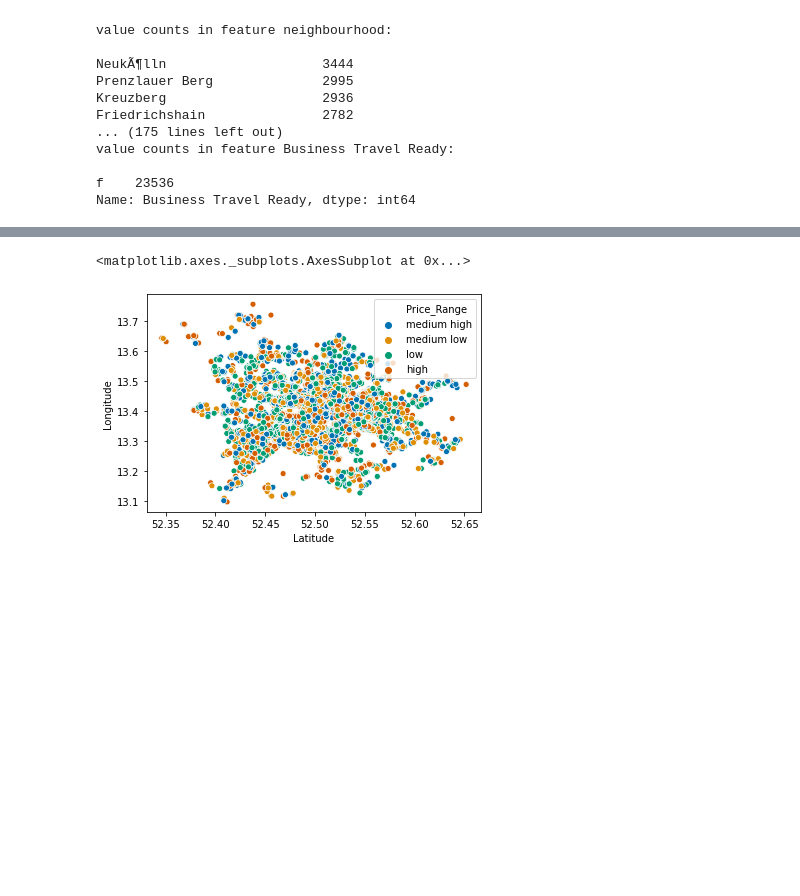
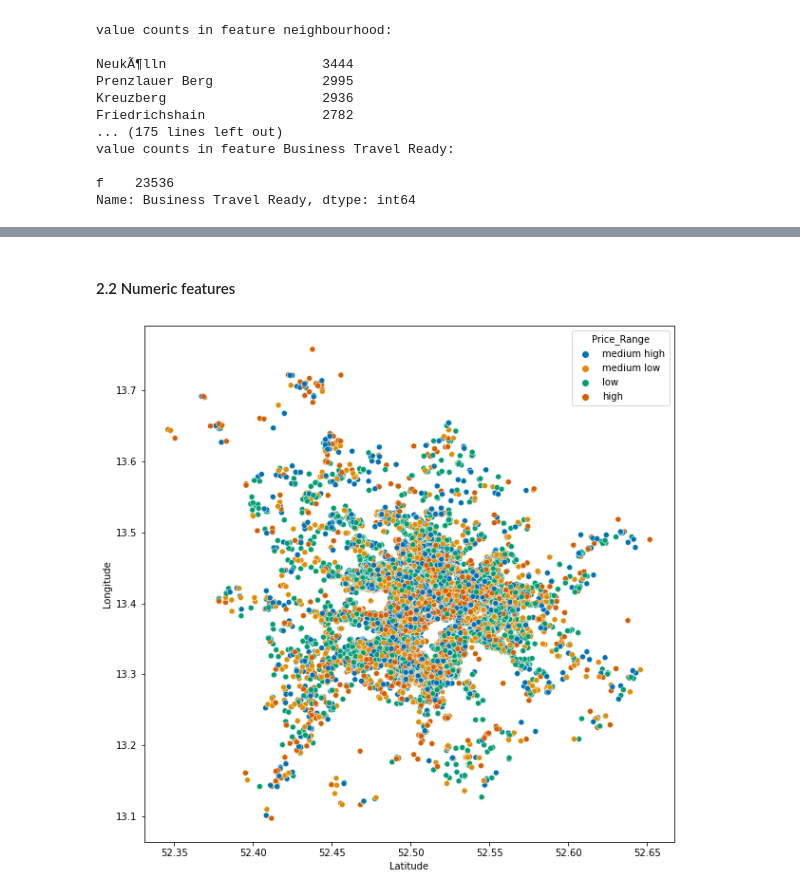
Before and after one commit to JulGras/Airbnb, a Jupyter notebook: Airbnb_Berlin.ipynb, the cells around one changed output, grey strips where cells are left out. Saved outputs shown, nothing was run; the diff lists cells and outputs as text; code cells hidden in the pictures; blank space fills up the shorter version.

```diff
--- a/Airbnb_Berlin.ipynb
+++ b/Airbnb_Berlin.ipynb
@@ -10,6 +10,7 @@ import pandas as pd
 import numpy as np
 import matplotlib.pyplot as plt
 import seaborn as sns
+plt.rcParams['figure.figsize'] = [10, 10]
 # %% [markdown]
 ## 1. First data exploration and cleaning
 # %% [markdown]
@@ -184,3 +213,6 @@ df.index = list_index
+# %%
+# drop rows with price 0
+df=df.drop(df[df['Price']==0].index)
 # %%
 # again print info
 print(df.info())
@@ -256,18 +263,22 @@ max       22.000000   8600.000000        16.000000   1000.000000
+# %%
+df['Price']=np.log(df['Price'])
+# %% [markdown]
+#### 2.2 Numeric features
 # %%
 # set seaborn palette
 sns.set_palette('colorblind')
 
 # categorize listings in 4 different price ranges
 df_price_ranges = df.copy()
-list_conds = [df_price_ranges['Price'] > 75.0,
-              (75.0 >= df_price_ranges['Price']) & (df_price_ranges['Price'] > 49.0),
-              (49.0 >= df_price_ranges['Price']) & (df_price_ranges['Price'] > 32.0),
-              32.0 >= df_price_ranges['Price']]
+list_conds = [df_price_ranges['Price'] > np.log(75.0),
+              (np.log(75.0) >= df_price_ranges['Price']) & (df_price_ranges['Price'] > np.log(49.0)),
+              (np.log(49.0) >= df_price_ranges['Price']) & (df_price_ranges['Price'] > np.log(32.0)),
+              np.log(32.0) >= df_price_ranges['Price']]
 list_price_ranges = ['high', 'medium high', 'medium low', 'low']
 df_price_ranges['Price_Range'] = np.select(list_conds, list_price_ranges)
 
 # scatterplot longitude vs. latitude
 sns.scatterplot(x='Latitude', y='Longitude', data=df_price_ranges, hue='Price_Range')
+plt.show()
 # %% [output]
-<matplotlib.axes._subplots.AxesSubplot at 0x...>
-[figure, old version]
+[figure, new version]
```
Also changed, not shown: parts of 10 cells of this notebook.
